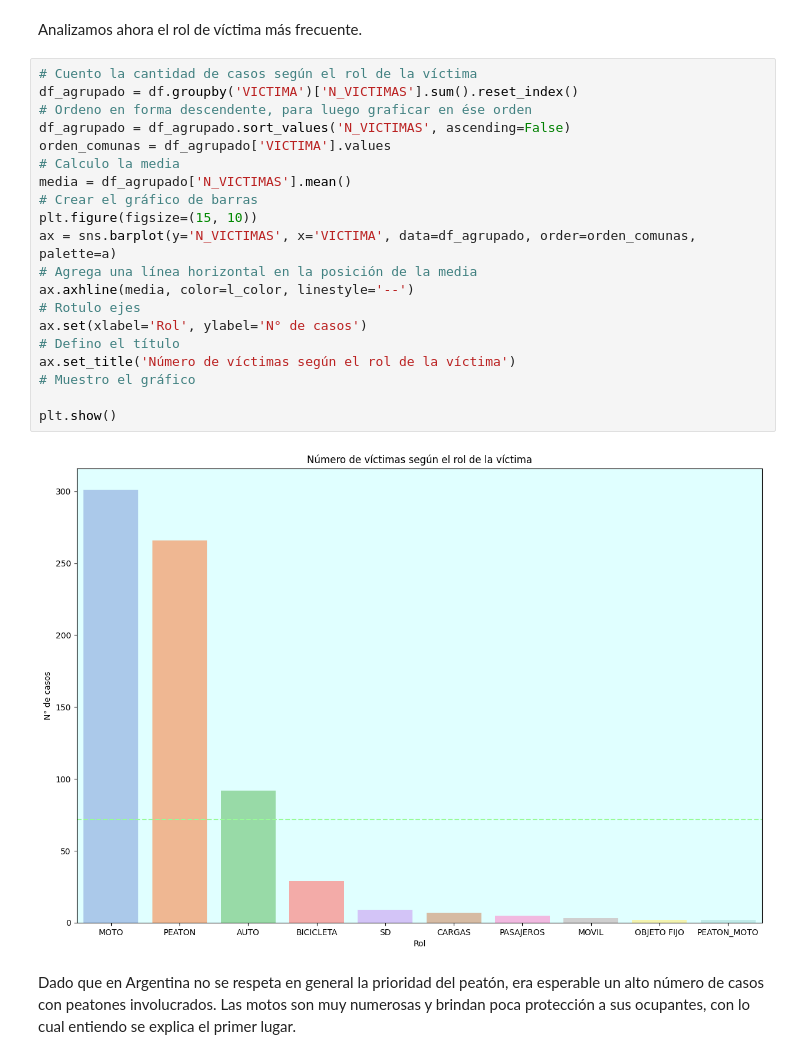
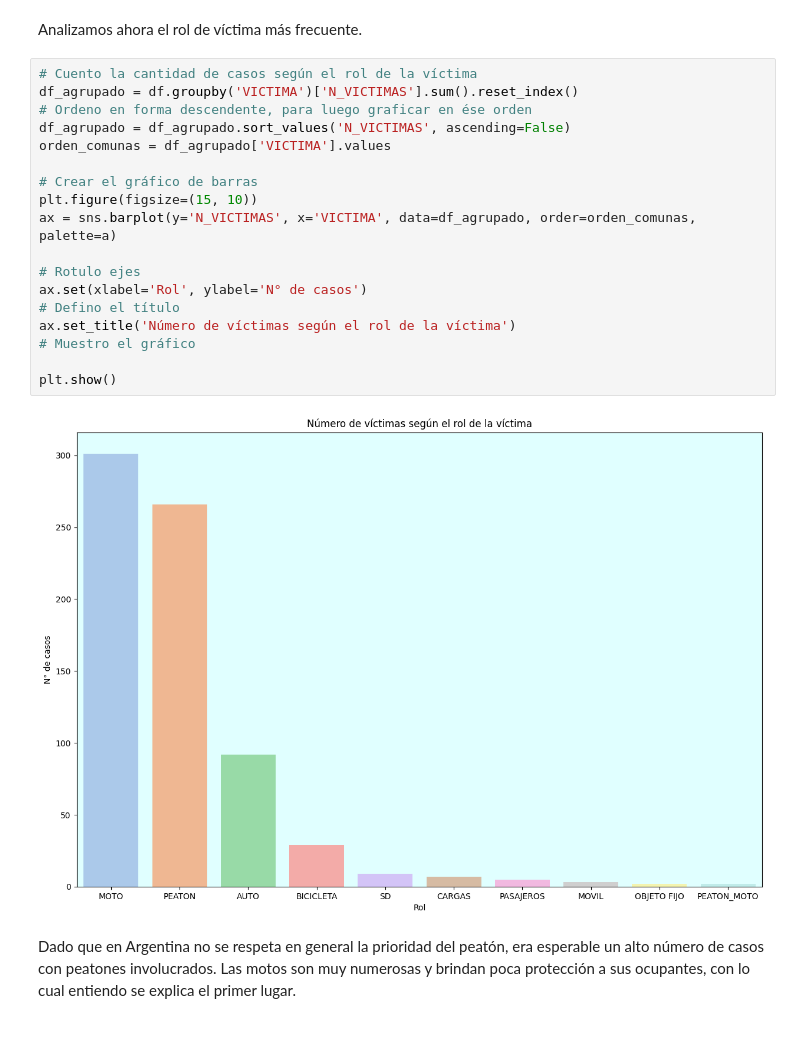
Before and after one commit to horaciomorazzo/PI2---Data-Analytics---Horacio-Morazzo, a Jupyter notebook: eda.ipynb, the cells around one changed output. Cells and saved outputs as stored; diff of their text form.

```diff
--- a/eda.ipynb
+++ b/eda.ipynb
@@ -243,25 +245,23 @@ Analizamos ahora el rol de víctima más frecuente.
 # %%
 # Cuento la cantidad de casos según el rol de la víctima
 df_agrupado = df.groupby('VICTIMA')['N_VICTIMAS'].sum().reset_index()
 # Ordeno en forma descendente, para luego graficar en ése orden
 df_agrupado = df_agrupado.sort_values('N_VICTIMAS', ascending=False)
 orden_comunas = df_agrupado['VICTIMA'].values
-# Calculo la media
-media = df_agrupado['N_VICTIMAS'].mean()
+
 # Crear el gráfico de barras
 plt.figure(figsize=(15, 10))
 ax = sns.barplot(y='N_VICTIMAS', x='VICTIMA', data=df_agrupado, order=orden_comunas, palette=a)
-# Agrega una línea horizontal en la posición de la media
-ax.axhline(media, color=l_color, linestyle='--')
+
 # Rotulo ejes
 ax.set(xlabel='Rol', ylabel='N° de casos')
 # Defino el título
 ax.set_title('Número de víctimas según el rol de la víctima')
 # Muestro el gráfico
 
 plt.show()
 # %% [output]
-[figure, old version]
+[figure, new version]
 # %% [markdown]
 Dado que en Argentina no se respeta en general la prioridad del peatón, era esperable un alto número de casos con peatones involucrados. Las motos son muy numerosas y brindan poca protección a sus ocupantes, con lo cual entiendo se explica el primer lugar.
 # %% [markdown]
```
Also changed, not shown: parts of 4 cells of this notebook, 25 other files.
